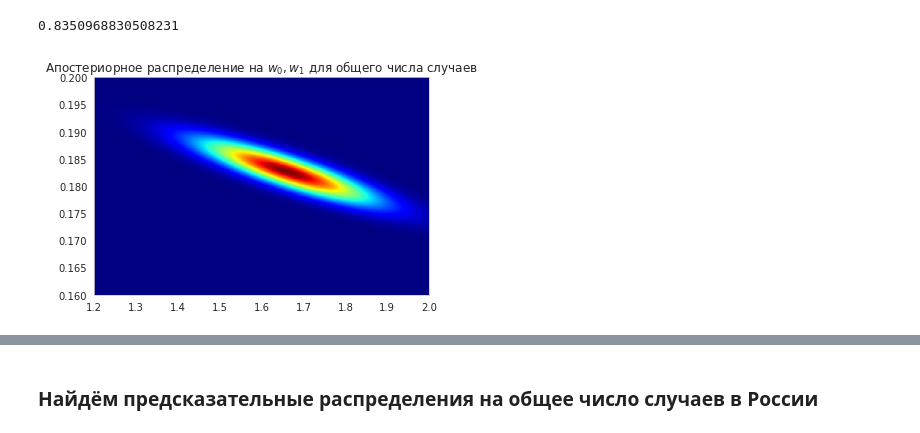
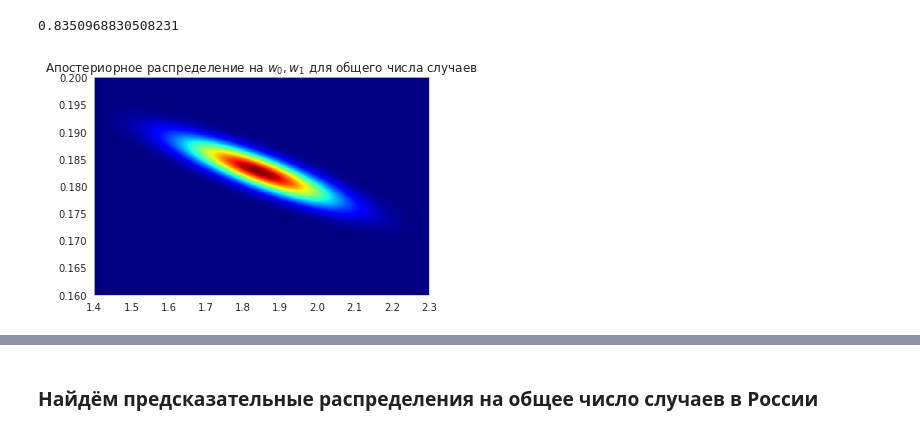
Before and after one commit to Antimortine/made_advanced_ml, a Jupyter notebook: homework_2/homework_2.ipynb, the cells around one changed output, grey strips where cells are left out. Saved outputs shown, nothing was run; the diff lists cells and outputs as text; code cells hidden in the pictures.

```diff
--- a/homework_2/homework_2.ipynb
+++ b/homework_2/homework_2.ipynb
@@ -199,11 +223,13 @@ w0=-0.4008320097390117, w1=-4.081106864948675
 Используем для этого готовую Maximum-Likelihood оценку параметров
 # %%
 def get_variance(model, x, y):
-    x_train = x.values[:train_days+1].reshape(-1, 1)
-    y_train = y.values[:train_days+1]
+    if x.ndim == 1:
+        x = x.reshape(-1, 1)
+    x_train = x[:train_days+1]
+    y_train = y[:train_days+1]
     pred = model.predict(x_train)
     return np.var(pred - y_train)
 # %%
-ru_total_cases_variance = get_variance(log_ru_total_cases_model, ru_data.day, log_ru_total_cases)
+ru_total_cases_variance = get_variance(log_ru_total_cases_model, ru_data.day.values, log_ru_total_cases.values)
 ru_total_cases_variance
 # %% [output]
@@ -214,11 +240,11 @@ ru_new_cases_variance
 # %% [output]
 0.8350968830508231
 # %%
+from numpy.linalg import inv
+
 def bayesian_update(prior_mu, prior_cov, x, y, data_variance):
     beta = 1 / data_variance
-    x_matrix = np.array([[1, x]])
-    y_vector = np.array([y])
-    cov_n = np.linalg.inv(np.linalg.inv(prior_cov) + beta * np.matmul(x_matrix.T, x_matrix) )
-    mu_n = np.matmul(cov_n,
-                     np.matmul(np.linalg.inv(prior_cov), prior_mu.T) + beta * np.matmul(x_matrix.T, y_vector))
+    x = np.c_[np.ones(len(x)), x]
+    cov_n = inv(inv(prior_cov) + beta * x.T @ x)
+    mu_n = cov_n @ (inv(prior_cov) @ prior_mu + beta * x.T @ y)
     return mu_n, cov_n
@@ -231,11 +251,11 @@ def bayesian_updates(prior_mu, prior_cov, xs, ys, data_variance):
 # %%
-ru_total_cases_mu_posterior, ru_total_cases_cov_posterior = bayesian_updates(prior_mu, prior_cov,
-                    ru_data.day.iloc[:train_days+1], log_ru_total_cases.iloc[:train_days+1],
+ru_total_cases_mu_posterior, ru_total_cases_cov_posterior = bayesian_update(prior_mu, prior_cov,
+                    ru_data.day.iloc[:train_days+1].values, log_ru_total_cases.iloc[:train_days+1].values,
                     ru_total_cases_variance)
 # %%
 ru_total_cases_posterior = multivariate_normal(mean=ru_total_cases_mu_posterior, cov=ru_total_cases_cov_posterior)
 # %%
-plot_heatmap(ru_total_cases_posterior.pdf, 1.2, 2, 0.16, 0.2,
+plot_heatmap(ru_total_cases_posterior.pdf, 1.4, 2.3, 0.16, 0.2,
              'Апостериорное распределение на $w_0, w_1$ для общего числа случаев')
 # %% [output]
-[figure, old version]
+[figure, new version]
```
Also changed, not shown: parts of 54 cells of this notebook.
